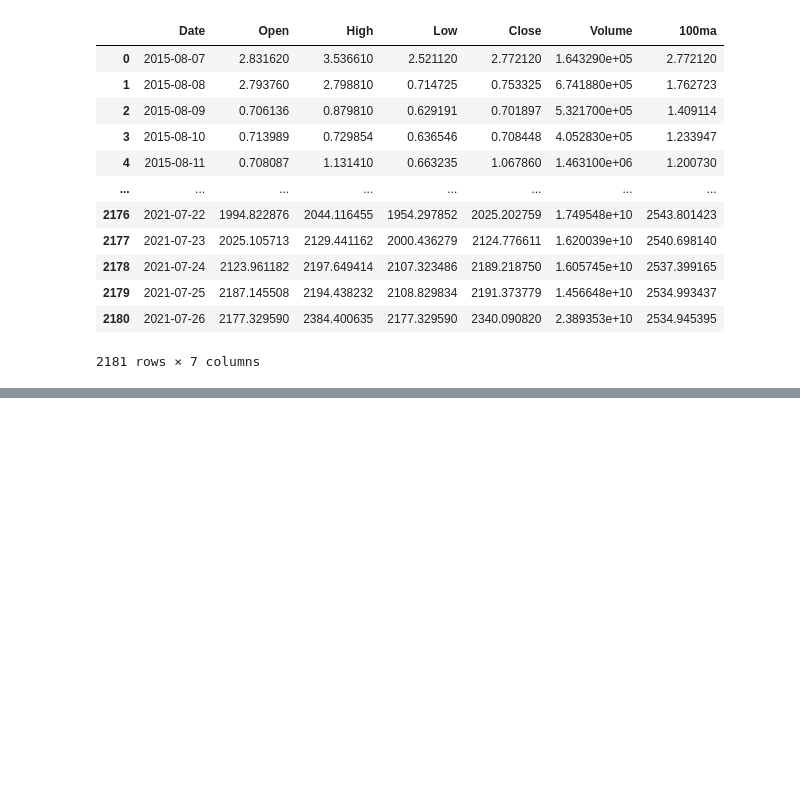
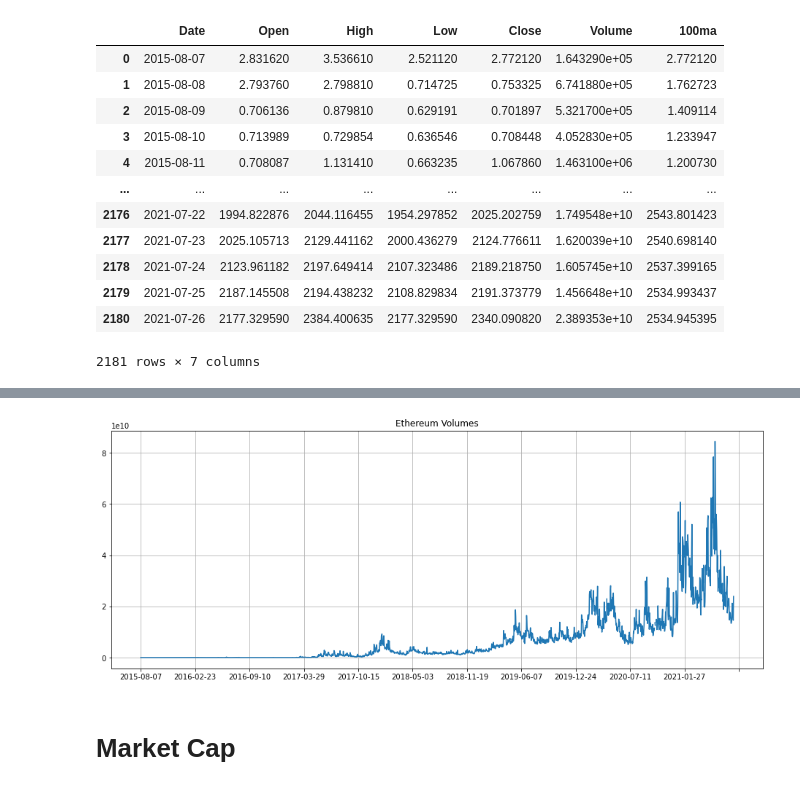
Before and after one commit to pillarxyz/ethereum-trends-analysis, a Jupyter notebook: ethereum-trends-analysis.ipynb, the cells around one changed output, grey strips where cells are left out. Cells and saved outputs as stored; diff of their text form; code cells hidden in the pictures; blank space fills up the shorter version.

```diff
--- a/ethereum-trends-analysis.ipynb
+++ b/ethereum-trends-analysis.ipynb
@@ -76,0 +84,11 @@ plt.show()
+# %%
+fig, ax = plt.subplots(figsize=(16,6))
+ax.plot(df.Date, df.Volume)
+ax.xaxis.set_major_locator(plt.MaxNLocator(15)) # reduce number of x-labels
+plt.title('Ethereum Volumes')
+plt.grid()
+plt.show()
+# %% [output]
+[figure, added]
+# %% [markdown]
+# Market Cap
```
Also changed, not shown: parts of 16 cells of this notebook.
